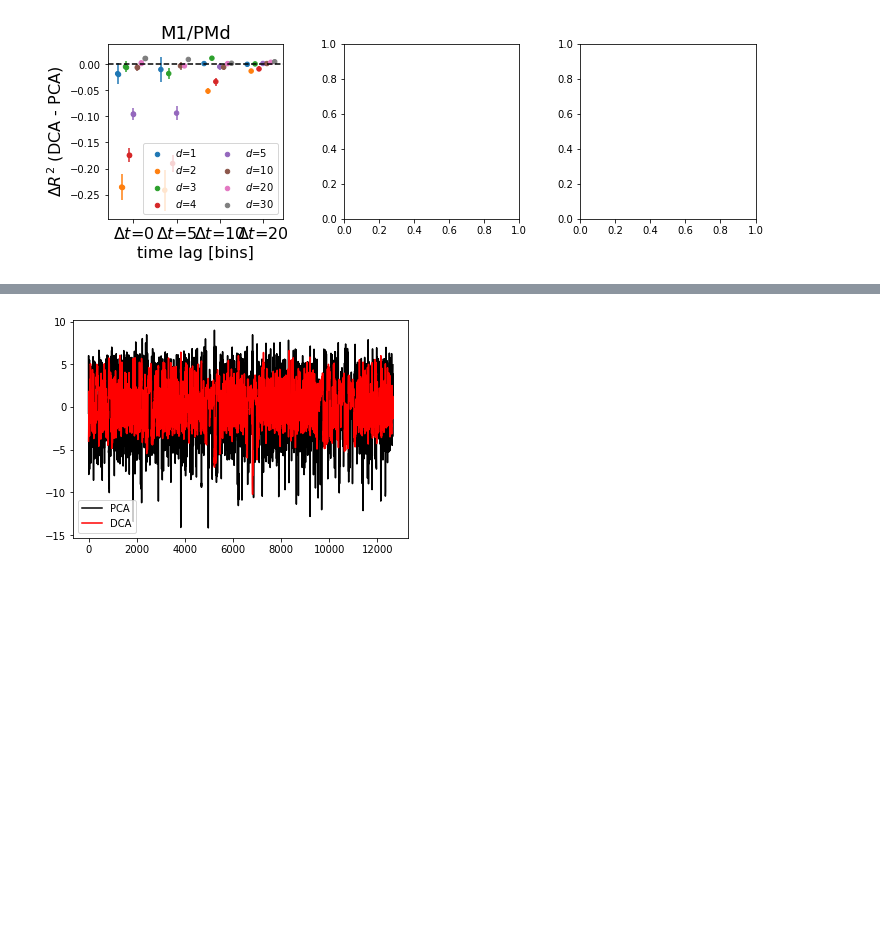
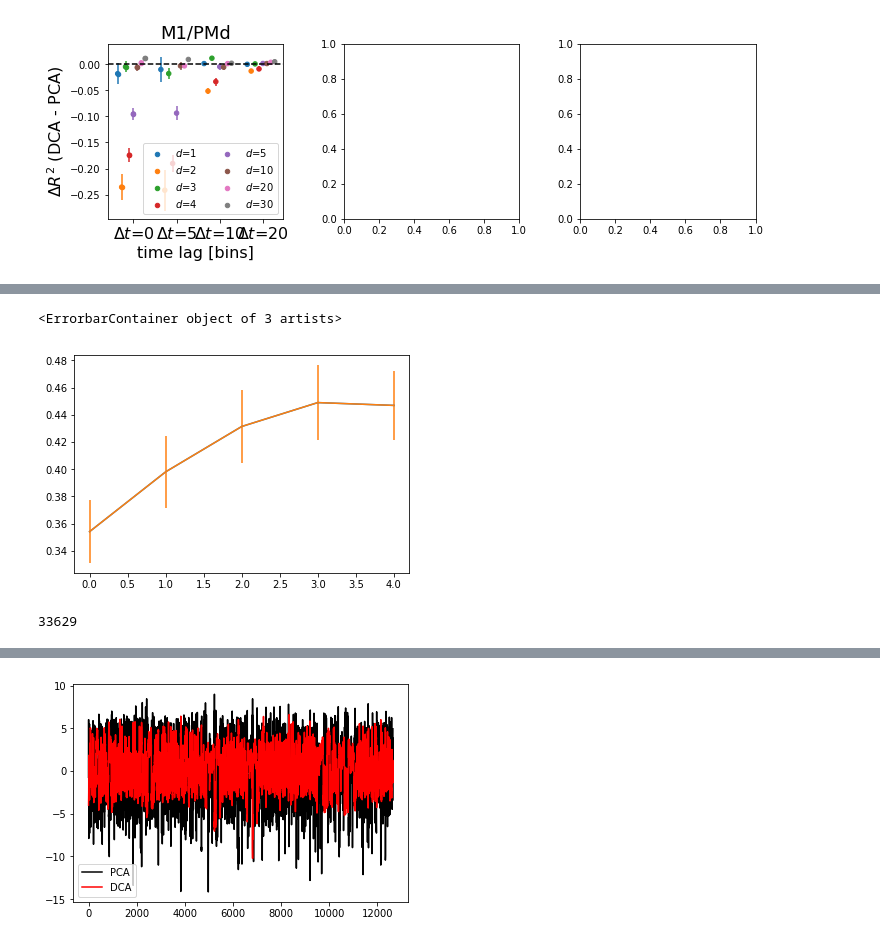
Before and after one commit to BouchardLab/DynamicalComponentsAnalysis, a Jupyter notebook: notebooks/NeuralData.ipynb, the cells around one changed output, grey strips where cells are left out. Saved outputs shown, nothing was run; the diff lists cells and outputs as text; code cells hidden in the pictures; blank space fills up the shorter version.

```diff
--- a/notebooks/NeuralData.ipynb
+++ b/notebooks/NeuralData.ipynb
@@ -279,13 +312,27 @@ plt.imshow(X[:500, :].T, cmap="gray")
+# %%
+dset_idx = 0
+
+T_vals = f.attrs["T_vals"]
+dim_vals = f.attrs["dim_vals"]
+offset_vals = f.attrs["offset_vals"]
+n_dim = len(dim_vals)
+n_offsets = len(offset_vals)
+n_T = len(T_vals)
+
+pca_vals = results[dset_idx, :, :, :, 0]
+dca_vals = results[dset_idx, :, :, :, 1:]
+plt.plot(dca_vals[:, 0, 0, :].mean(axis=0))
+plt.errorbar(range(5), y=dca_vals[:, 0, 0, :].mean(axis=0), yerr=dca_vals[:, 0, 0, :].std(axis=0)*np.sqrt(1/5))
+# %% [output]
+<ErrorbarContainer object of 3 artists>
+[figure, added]
 # %%
-from cca.data_util import sliding_z_score, get_active_channels
-dim = 1
+dim = 5
 T_pi = 1
 
-X, Y = load_neural_data("/users/davidclark/Desktop/KordingData/example_data_m1.pickle", bin_width_s=0.100)
-X = X[:, get_active_channels(X, window_size=300, min_count=5)]
-X = np.sqrt(X)
-X = scipy.ndimage.gaussian_filter1d(X, axis=0, sigma=1)
-X = sliding_z_score(X, window_size=300)
+X, Y = load_sabes_data(bin_width_s=0.100)
+X = X[:, X.sum(axis=0) > 100]
+#X = np.sqrt(X)
 X -= X.mean(axis=0)
 X /= X.std(axis=0)
 cross_cov_mats = calc_cross_cov_mats_from_data(X, 2*T_pi)
@@ -301,3 +348,5 @@ V_pca = V_pca[:, :dim]
 
 X_dca = np.dot(X, V_dca)
 X_pca = np.dot(X, V_pca)
+# %% [output]
+33629
```
Also changed, not shown: parts of 15 cells of this notebook, 4 other files.
